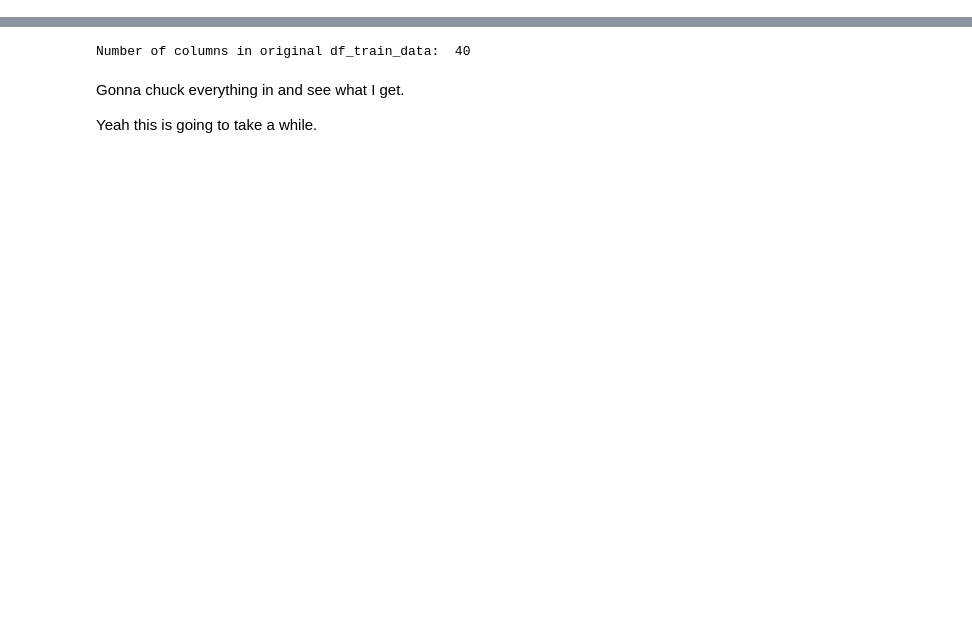
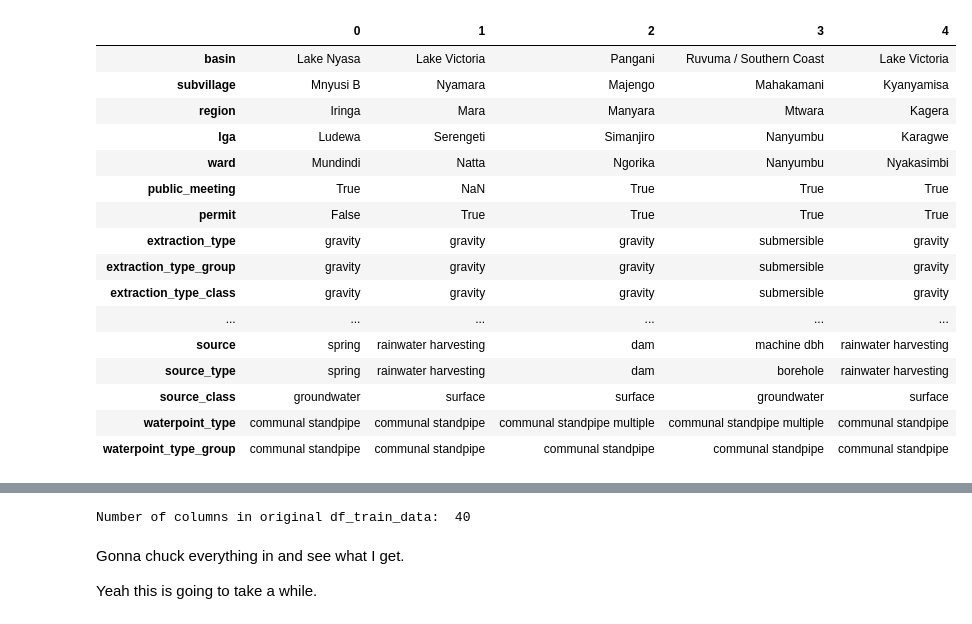
Before and after one commit to Kaewin/Predicting-Water-Wells-In-Need-Of-Repair-For-The-Government-Of-Tanzania, a Jupyter notebook: eda2.ipynb, the cells around one changed output, grey strips where cells are left out. Cells and saved outputs as stored; diff of their text form; code cells hidden in the pictures; blank space fills up the shorter version.

```diff
--- a/eda2.ipynb
+++ b/eda2.ipynb
@@ -34,0 +129,24 @@ df_train_data_categorical = df_train_data.select_dtypes(include=['object'])
+# %%
+# Drop date recorded, funder, installer, wpt_name, recorded_by, scheme_management, scheme_name
+df_train_data_categorical = df_train_data_categorical.drop(['date_recorded', 'funder', 'installer', 'wpt_name', 'recorded_by', 'scheme_management', 'scheme_name'], axis=1)
+
+# Check
+df_train_data_categorical.head().T
+# %% [output]
+|  | 0 | 1 | 2 | 3 | 4 |
+| basin | Lake Nyasa | Lake Victoria | Pangani | Ruvuma / Southern Coast | Lake Victoria |
+| subvillage | Mnyusi B | Nyamara | Majengo | Mahakamani | Kyanyamisa |
+| region | Iringa | Mara | Manyara | Mtwara | Kagera |
+| lga | Ludewa | Serengeti | Simanjiro | Nanyumbu | Karagwe |
+| ward | Mundindi | Natta | Ngorika | Nanyumbu | Nyakasimbi |
+| public_meeting | True | NaN | True | True | True |
+| permit | False | True | True | True | True |
+| extraction_type | gravity | gravity | gravity | submersible | gravity |
+| extraction_type_group | gravity | gravity | gravity | submersible | gravity |
+| extraction_type_class | gravity | gravity | gravity | submersible | gravity |
+| ... | ... | ... | ... | ... | ... |
+| source | spring | rainwater harvesting | dam | machine dbh | rainwater harvesting |
+| source_type | spring | rainwater harvesting | dam | borehole | rainwater harvesting |
+| source_class | groundwater | surface | surface | groundwater | surface |
+| waterpoint_type | communal standpipe | communal standpipe | communal standpipe multiple | communal standpipe multiple | communal standpipe |
+| waterpoint_type_group | communal standpipe | communal standpipe | communal standpipe | communal standpipe | communal standpipe |
```
Also changed, not shown: parts of 26 cells of this notebook, 2 other files.
